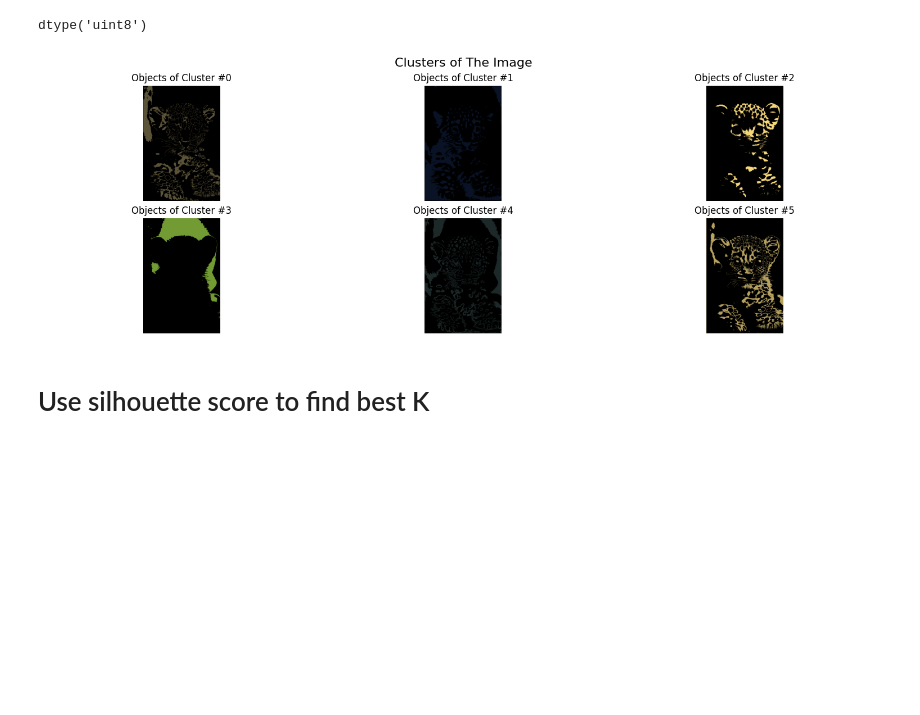
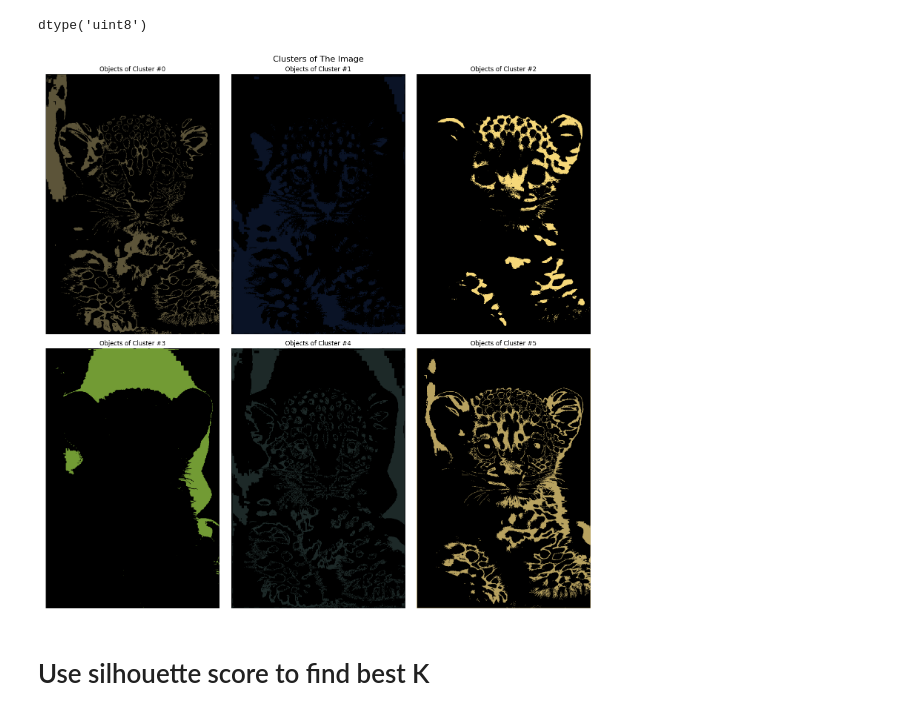
Before and after one commit to mrpintime/Gaussian-Mixture-Model, a Jupyter notebook: Image_Dimensionality_Reduction.ipynb, the cells around one changed output. Saved outputs shown, nothing was run; the diff lists cells and outputs as text; code cells hidden in the pictures; blank space fills up the shorter version.

```diff
--- a/Image_Dimensionality_Reduction.ipynb
+++ b/Image_Dimensionality_Reduction.ipynb
@@ -158,21 +158,21 @@ for label in np.unique(labels):
 # %%
 p = 0
 r,c = 2 , 3
-fig = plt.figure(figsize=(15,5),  constrained_layout=True)
+fig = plt.figure(figsize=(15,15),  constrained_layout=True)
 plt.axis('off')
 ax = fig.subplots(r,c)
 fig.suptitle('Clusters of The Image', fontsize=16)
 for i in range(r):
   for j in range(c):
     ax[i, j].set_title(f'Objects of Cluster #{p}')
     ax[i, j].axis('off')
     ax[i, j].imshow(result[p])
     p += 1
 # plt.tight_layout
 # plt.title('Clusters of The Image', fontsize=16)
 plt.show()
 # %% [output]
-[figure, old version]
+[figure, new version]
 # %% [markdown]
 # Use silhouette score to find best K
 # %% [markdown]
```
